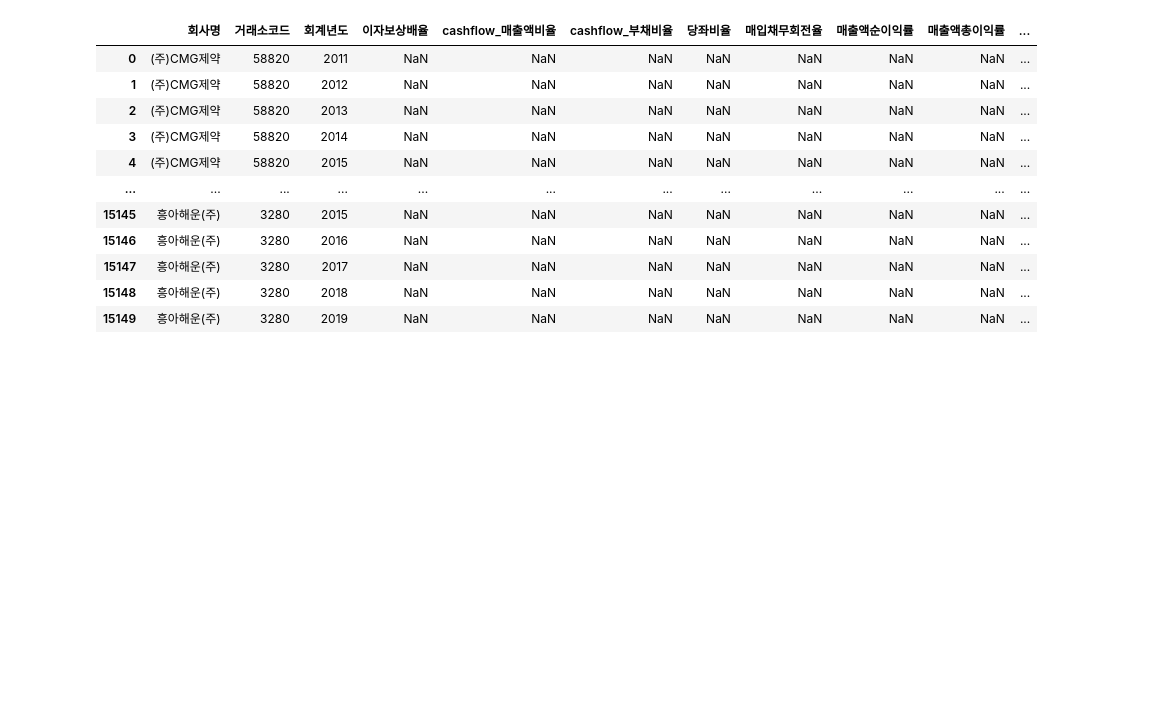
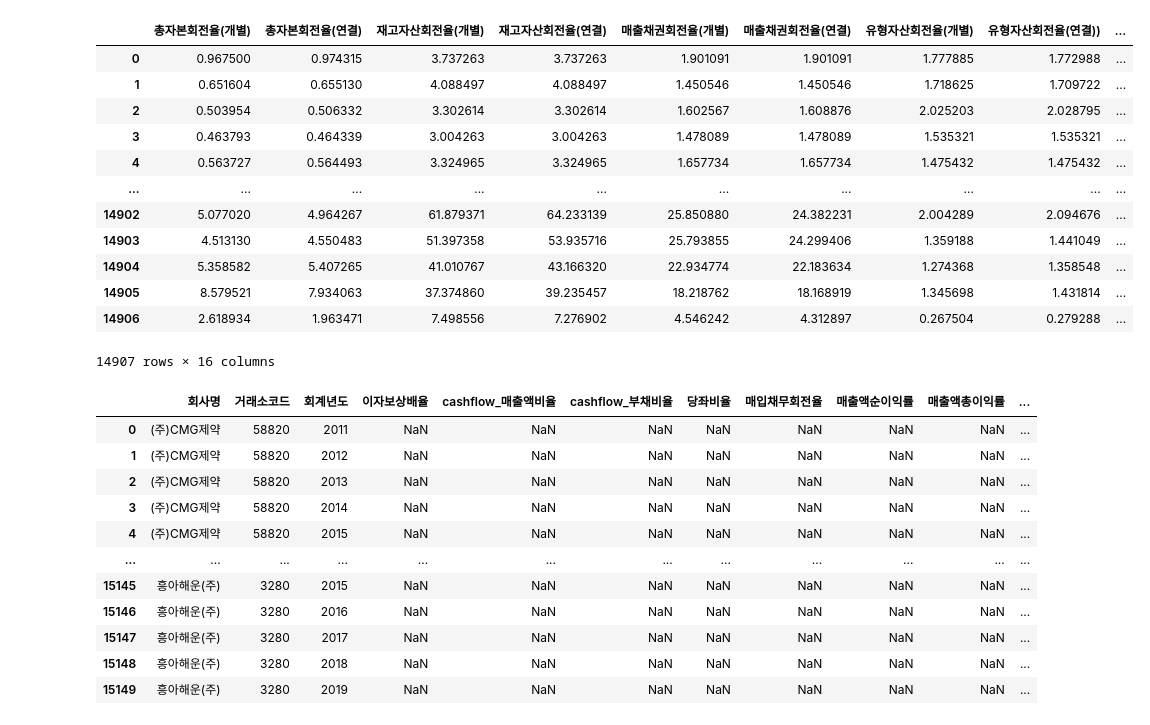
Before and after one commit to pelllzz/ubion4_project2, a Jupyter notebook: code/data_union.ipynb, the cells around one changed output. Drawn from its saved outputs; the diff is of its cells as text; code cells hidden in the pictures; blank space fills up the shorter version.

```diff
--- a/code/data_union.ipynb
+++ b/code/data_union.ipynb
@@ -43,6 +43,23 @@ for file in files:
     df_b.drop(columns=["Unnamed: 0"], inplace=True)
 
     df_a = pd.concat([df_a, df_b.iloc[:,-2:]], axis=1)
+# %%
+df_temp = pd.read_csv("../csv_data/01_활동성확인용.csv", thousands=",", encoding="CP949")
+df_temp.iloc[:,-16:]
+# %% [output]
+|  | 총자본회전율(개별) | 총자본회전율(연결) | 재고자산회전율(개별) | 재고자산회전율(연결) | 매출채권회전율(개별) | 매출채권회전율(연결) | 유형자산회전율(개별) | 유형자산회전율(연결)) | ... |
+| 0 | 0.967500 | 0.974315 | 3.737263 | 3.737263 | 1.901091 | 1.901091 | 1.777885 | 1.772988 | ... |
+| 1 | 0.651604 | 0.655130 | 4.088497 | 4.088497 | 1.450546 | 1.450546 | 1.718625 | 1.709722 | ... |
+| 2 | 0.503954 | 0.506332 | 3.302614 | 3.302614 | 1.602567 | 1.608876 | 2.025203 | 2.028795 | ... |
+| 3 | 0.463793 | 0.464339 | 3.004263 | 3.004263 | 1.478089 | 1.478089 | 1.535321 | 1.535321 | ... |
+| 4 | 0.563727 | 0.564493 | 3.324965 | 3.324965 | 1.657734 | 1.657734 | 1.475432 | 1.475432 | ... |
+| ... | ... | ... | ... | ... | ... | ... | ... | ... | ... |
+| 14902 | 5.077020 | 4.964267 | 61.879371 | 64.233139 | 25.850880 | 24.382231 | 2.004289 | 2.094676 | ... |
+| 14903 | 4.513130 | 4.550483 | 51.397358 | 53.935716 | 25.793855 | 24.299406 | 1.359188 | 1.441049 | ... |
+| 14904 | 5.358582 | 5.407265 | 41.010767 | 43.166320 | 22.934774 | 22.183634 | 1.274368 | 1.358548 | ... |
+| 14905 | 8.579521 | 7.934063 | 37.374860 | 39.235457 | 18.218762 | 18.168919 | 1.345698 | 1.431814 | ... |
+| 14906 | 2.618934 | 1.963471 | 7.498556 | 7.276902 | 4.546242 | 4.312897 | 0.267504 | 0.279288 | ... |
+14907 rows × 16 columns
 # %%
 # 개별재무제표와 연결재무제표 중 비교해서 집어넣는 작업을 위한 전처리
 
```
Also changed, not shown: parts of 1 cell of this notebook, 55 other files.
